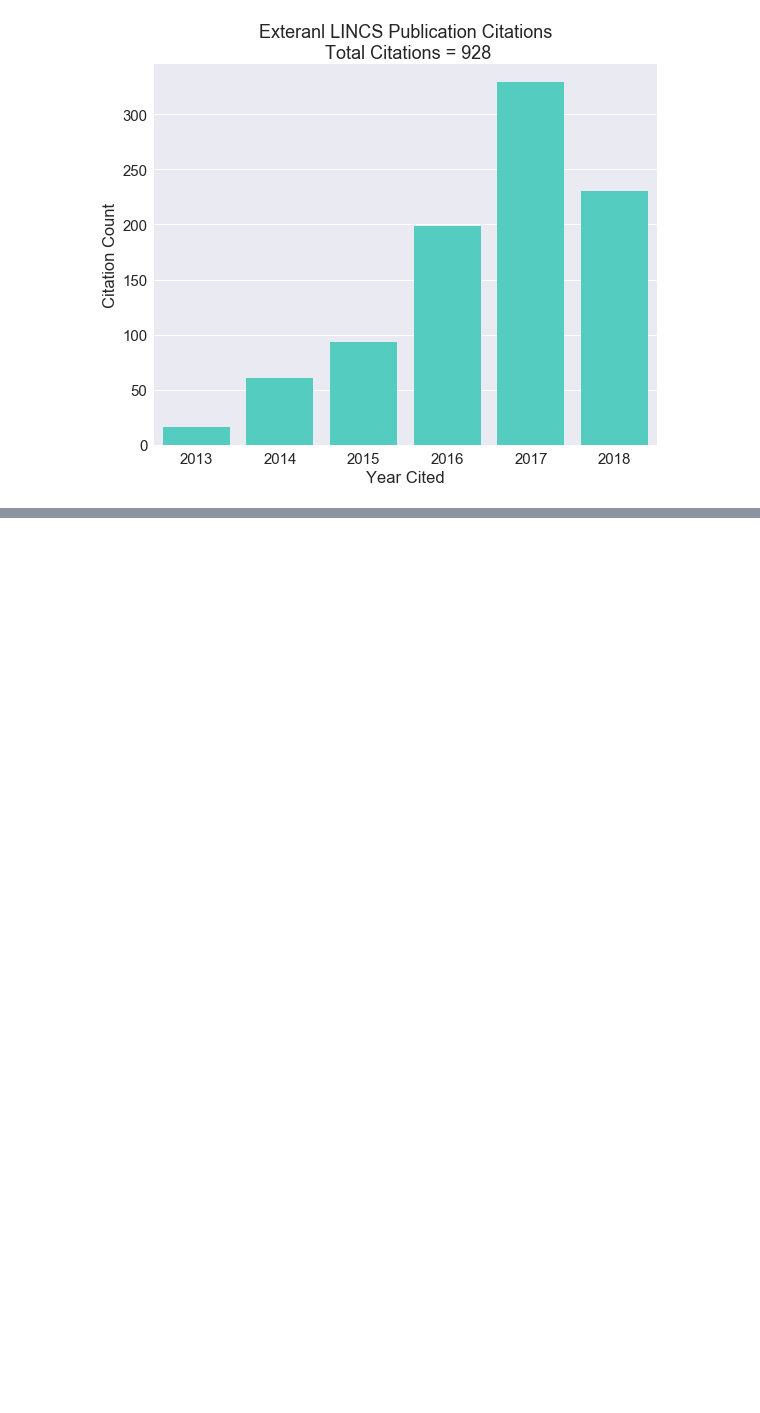
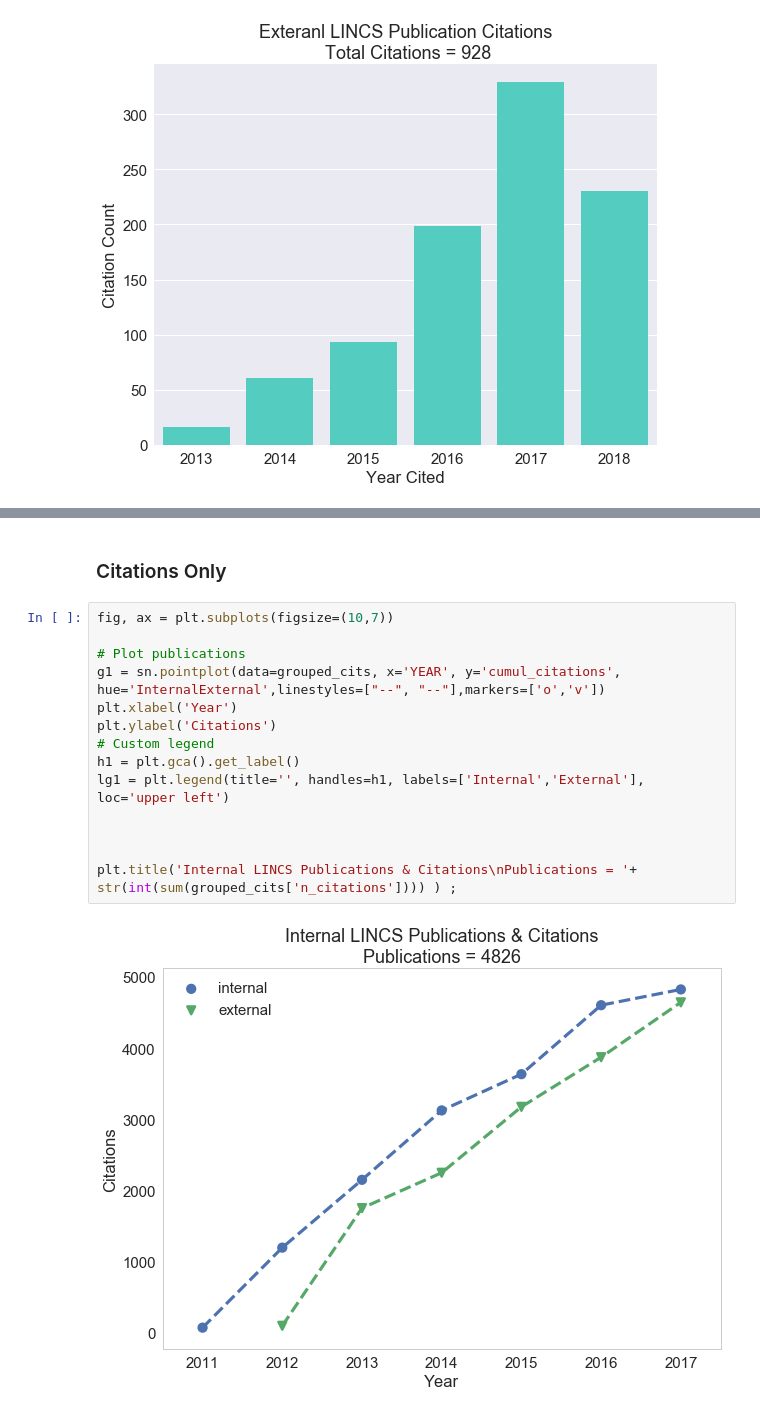
Before and after one commit to MaayanLab/LINCS-Publications-Report, a Jupyter notebook: LINCS_publications.ipynb, the cells around one changed output, grey strips where cells are left out. Saved outputs shown, nothing was run; the diff lists cells and outputs as text; blank space fills up the shorter version.

```diff
--- a/LINCS_publications.ipynb
+++ b/LINCS_publications.ipynb
@@ -668,0 +678,18 @@ plt.title('LINCS Publications & Citations\n Total Publications = '+
+# %% [markdown]
+### Citations Only
+# %%
+fig, ax = plt.subplots(figsize=(10,7))
+
+# Plot publications
+g1 = sn.pointplot(data=grouped_cits, x='YEAR', y='cumul_citations', hue='InternalExternal',linestyles=["--", "--"],markers=['o','v'])
+plt.xlabel('Year')
+plt.ylabel('Citations')
+# Custom legend
+h1 = plt.gca().get_label()
+lg1 = plt.legend(title='', handles=h1, labels=['Internal','External'], loc='upper left')
+
+
+
+plt.title('Internal LINCS Publications & Citations\nPublications = '+ str(int(sum(grouped_cits['n_citations']))) ) ;
+# %% [output]
+[figure, added]
```
Also changed, not shown: parts of 8 cells of this notebook, 1 other file.
